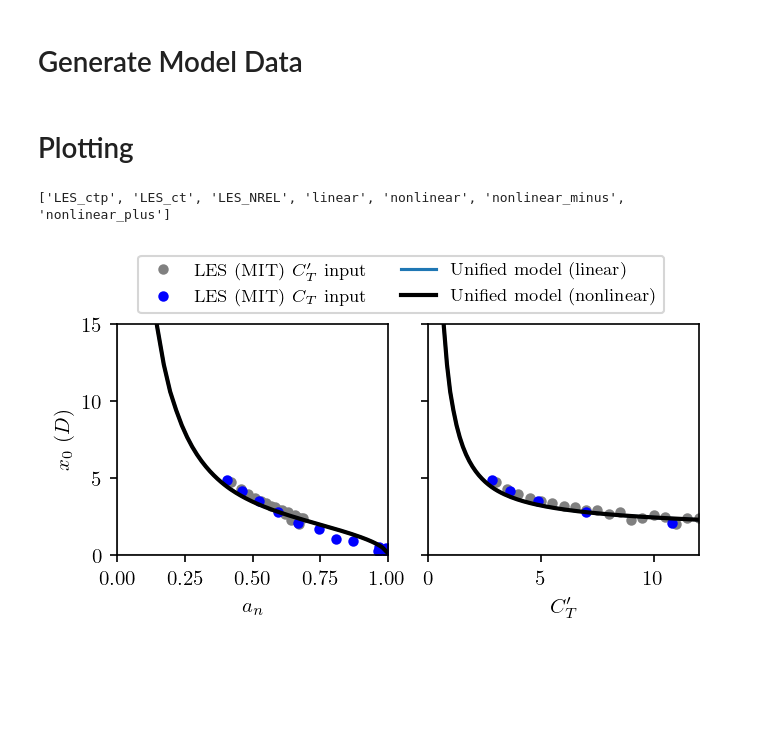
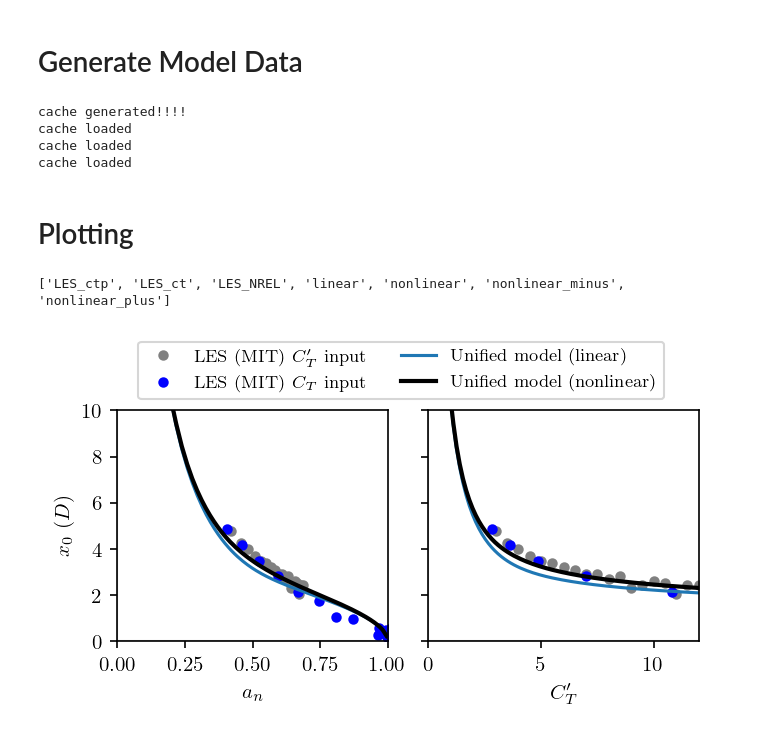
Before and after one commit to Howland-Lab/Unified-Momentum-Model, a Jupyter notebook: figures/suppliment_x0.ipynb, the cells around one changed output. Drawn from its saved outputs; the diff is of its cells as text; code cells hidden in the pictures; blank space fills up the shorter version.

Commit message:
add Steiros comparison figure. Update x0 figure.

```diff
--- a/figures/suppliment_x0.ipynb
+++ b/figures/suppliment_x0.ipynb
@@ -119,7 +119,7 @@ results["LES_NREL"] = load_LES_data_NREL(NREL_LES_data_fn)
 # Generate Model Data
 # %%
 models_to_compare = {
-    "linear": Momentum.UnifiedMomentum(nonlinear_pressure_kwargs=dict(iterations=0)),
+    "linear": Momentum.UnifiedMomentum(cached=False, iterations=0),
     "nonlinear": Momentum.UnifiedMomentum(),
     "nonlinear_minus": Momentum.UnifiedMomentum(beta=0.9 * 0.1403),
     "nonlinear_plus": Momentum.UnifiedMomentum(beta=1.1 * 0.1403),
@@ -134,6 +134,11 @@ for name, model in models_to_compare.items():
     results[name] = []
     for Ctprime in Ctprimes:
         results[name].append(model.solve(Ctprime, 0))
+# %% [output]
+cache generated!!!!
+cache loaded
+cache loaded
+cache loaded
 # %% [markdown]
 # Plotting
 # %%
@@ -193,32 +198,32 @@ for name in keys:
     axes[0].plot(an, ch1_val, **_plot_kwargs)
     # axes[1, 0].plot(an, ch2_val, **_plot_kwargs)
 
     # if name != "LES_ct":
     axes[1].plot(Ctprime, ch1_val, **_plot_kwargs)
     # axes[1, 1].plot(Ctprime, ch2_val, **_plot_kwargs)
 
 # Axis labels
 axes[0].set_ylabel("$x_0~(D)$")
 # axes[1, 0].set_ylabel(ylabels[1])
 
 axes[0].set_xlabel("$a_n$")
 axes[1].set_xlabel("$C_T'$")
 
 # Grid passing through origin
 [ax.axhline(0, lw=1, c="0.7", ls="-", zorder=-100) for ax in axes.ravel()]
 [ax.axvline(0, lw=1, c="0.7", ls="-", zorder=-100) for ax in axes.ravel()]
 
 # Legend
 axes[0].legend(
     ncol=2, loc="lower center", bbox_to_anchor=(1.05, 1.01), fontsize="small"
 )
 
 
 axes[0].set_xlim(0, 1)
 axes[1].set_xlim(0, 12)
-axes[0].set_ylim(0, 15)
+axes[0].set_ylim(0, 10)
 
 plt.savefig(figdir / "suppliment_x0.png", dpi=500, bbox_inches="tight")
 # %% [output]
 ['LES_ctp', 'LES_ct', 'LES_NREL', 'linear', 'nonlinear', 'nonlinear_minus', 'nonlinear_plus']
-[figure, old version]
+[figure, new version]
```
Also changed, not shown: 1 other file.
